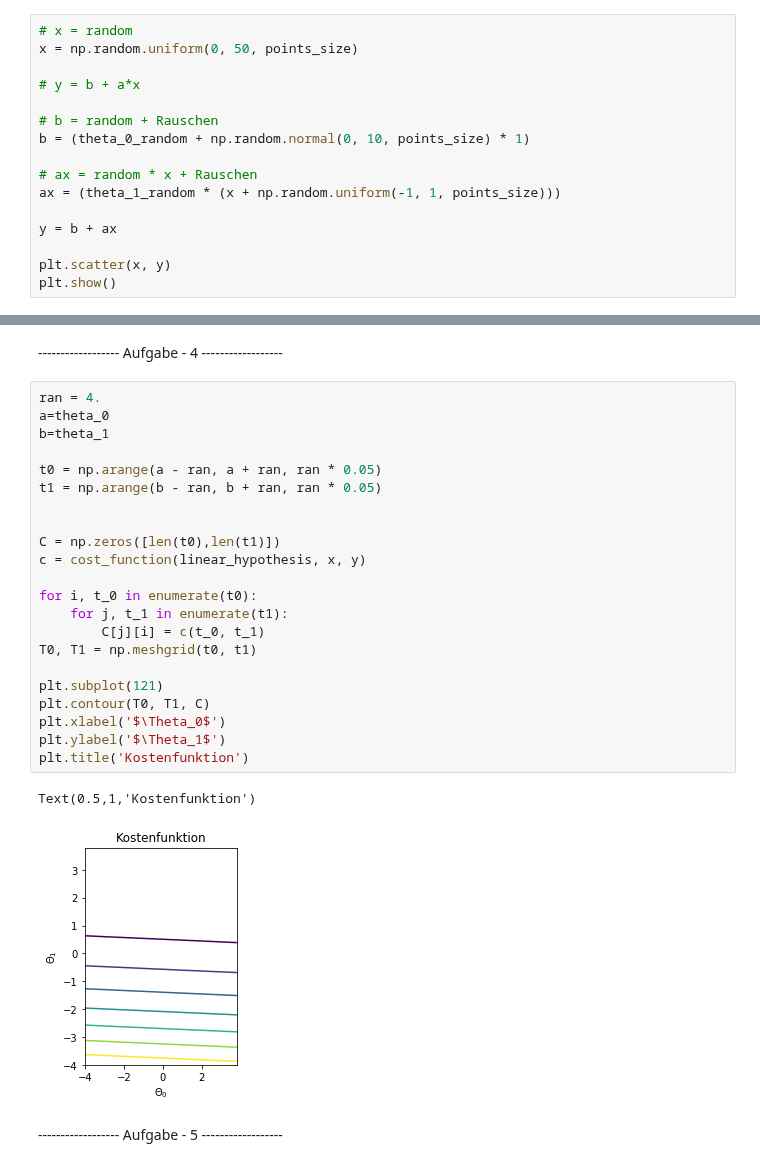
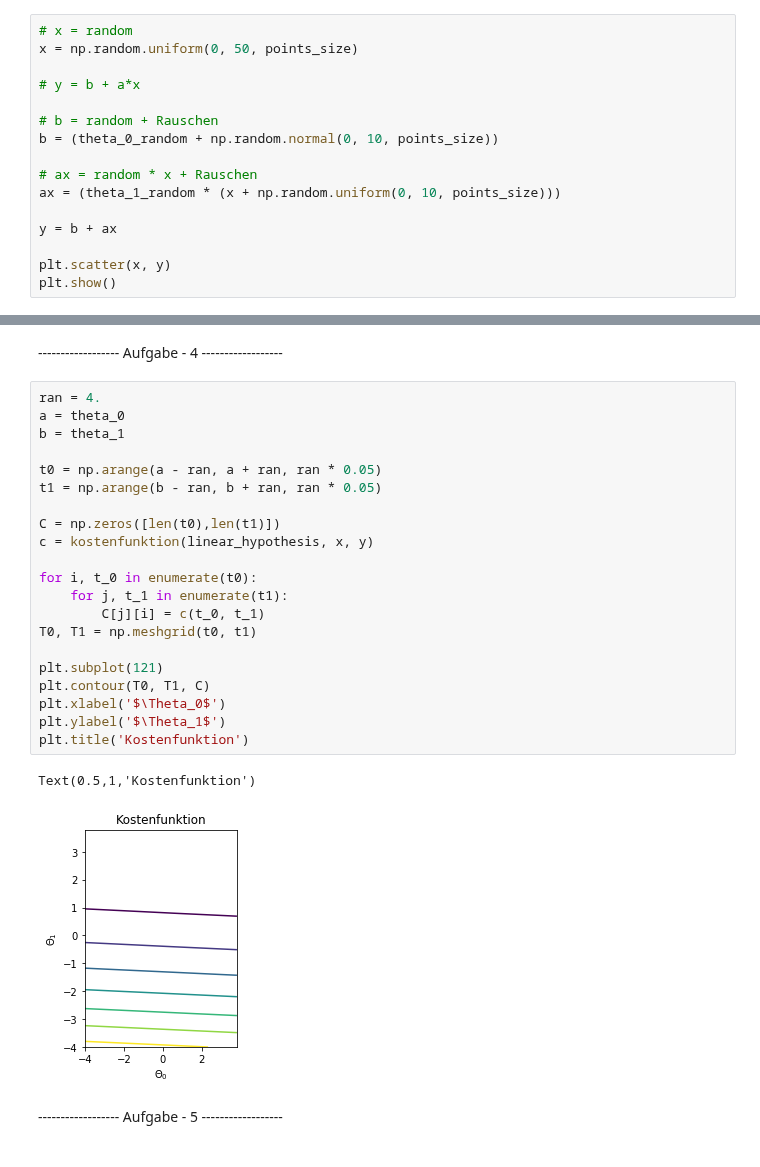
Before and after one commit to KonstantinKochetov/ML-implementations, a Jupyter notebook: Beleg_1.ipynb, the cells around one changed output, grey strips where cells are left out. Cells and saved outputs as stored; diff of their text form.

```diff
--- a/Beleg_1.ipynb
+++ b/Beleg_1.ipynb
@@ -25,10 +25,10 @@ x = np.random.uniform(0, 50, points_size)
 # y = b + a*x
 
 # b = random + Rauschen
-b = (theta_0_random + np.random.normal(0, 10, points_size) * 1)
+b = (theta_0_random + np.random.normal(0, 10, points_size))
 
 # ax = random * x + Rauschen
-ax = (theta_1_random * (x + np.random.uniform(-1, 1, points_size)))
+ax = (theta_1_random * (x + np.random.uniform(0, 10, points_size)))
 
 y = b + ax
 
@@ -57,29 +57,28 @@ def kostenfunktion(hypothesis, x, y):
 ------------------ Aufgabe - 4 ------------------
 # %%
 ran = 4.
-a=theta_0
-b=theta_1
+a = theta_0
+b = theta_1
 
 t0 = np.arange(a - ran, a + ran, ran * 0.05)
 t1 = np.arange(b - ran, b + ran, ran * 0.05)
 
-
 C = np.zeros([len(t0),len(t1)])
-c = cost_function(linear_hypothesis, x, y)
+c = kostenfunktion(linear_hypothesis, x, y)
 
 for i, t_0 in enumerate(t0):
     for j, t_1 in enumerate(t1):
         C[j][i] = c(t_0, t_1)
 T0, T1 = np.meshgrid(t0, t1)
 
 plt.subplot(121)
 plt.contour(T0, T1, C)
 plt.xlabel('$\Theta_0$')
 plt.ylabel('$\Theta_1$')
 plt.title('Kostenfunktion')
 # %% [output]
 Text(0.5,1,'Kostenfunktion')
-[figure, old version]
+[figure, new version]
 # %% [markdown]
 ------------------ Aufgabe - 5 ------------------
 # %%
```
Also changed, not shown: parts of 5 cells of this notebook.
